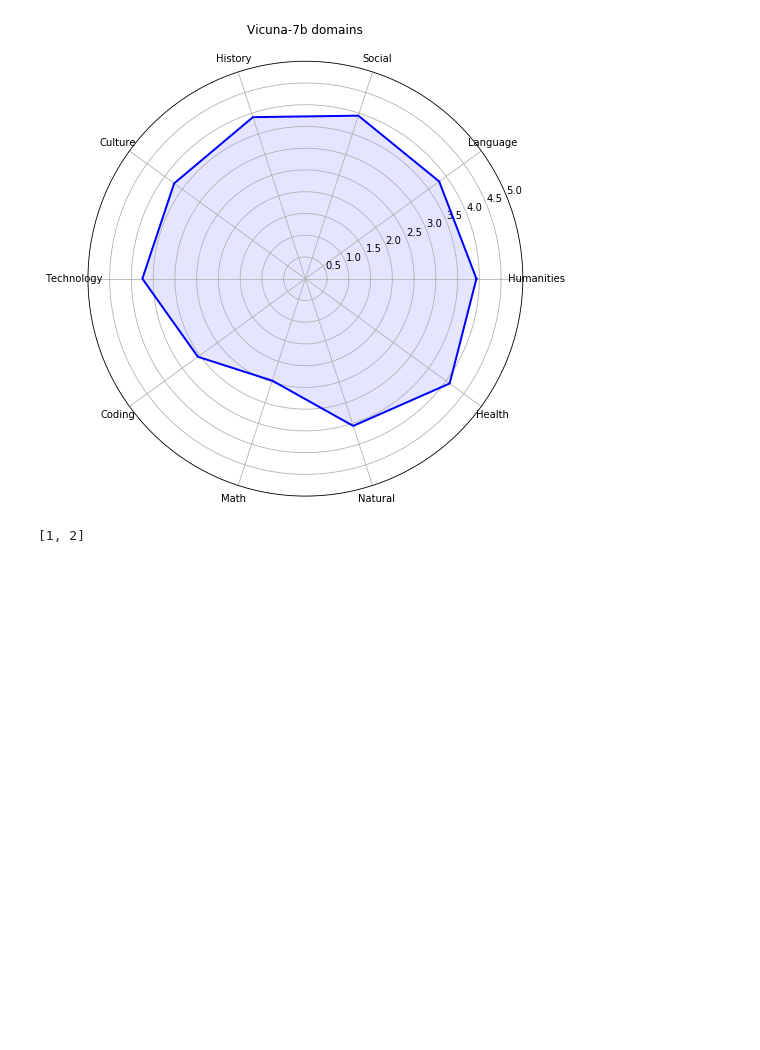
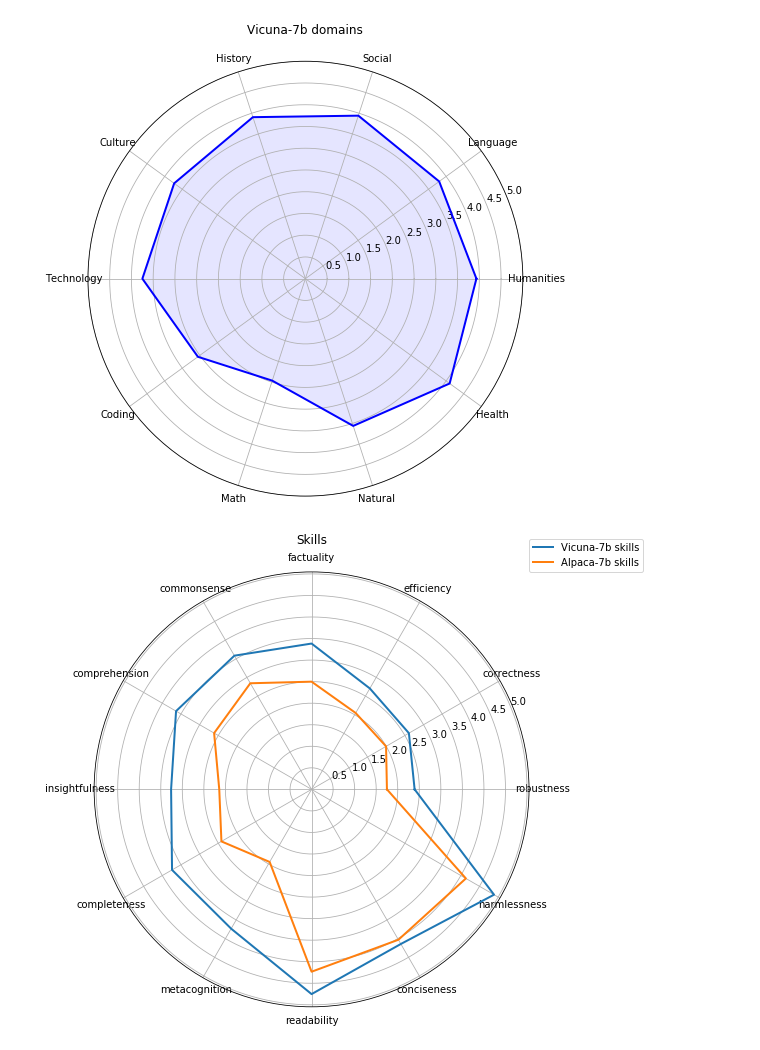
Before and after one commit to gabjp/merging-LLM, a Jupyter notebook: plot.ipynb, the cells around one changed output. Saved outputs shown, nothing was run; the diff lists cells and outputs as text; code cells hidden in the pictures; blank space fills up the shorter version.

```diff
--- a/plot.ipynb
+++ b/plot.ipynb
@@ -137,10 +137,17 @@ def multiplot(categories, datas, labels, title):
 
     # Add a title
     plt.title(title)
-
+    plt.legend(loc = (1,1))
     # Show the radar chart
     plt.show()
-# %%
-[1] + [2]
-# %% [output]
-[1, 2]
+# %%
+data_vic = [elem[-1] for elem in vicuna_7b_skills]
+title_vic = 'Vicuna-7b skills'
+
+categories = [elem[0] for elem in alpaca7b_skills]
+data_alp = [elem[-1] for elem in alpaca7b_skills]
+title_alp = 'Alpaca-7b skills'
+
+multiplot(categories, [data_vic, data_alp], [title_vic, title_alp], "Skills")
+# %% [output]
+[figure, added]
```
Also changed, not shown: parts of 10 cells of this notebook, 5 other files.
